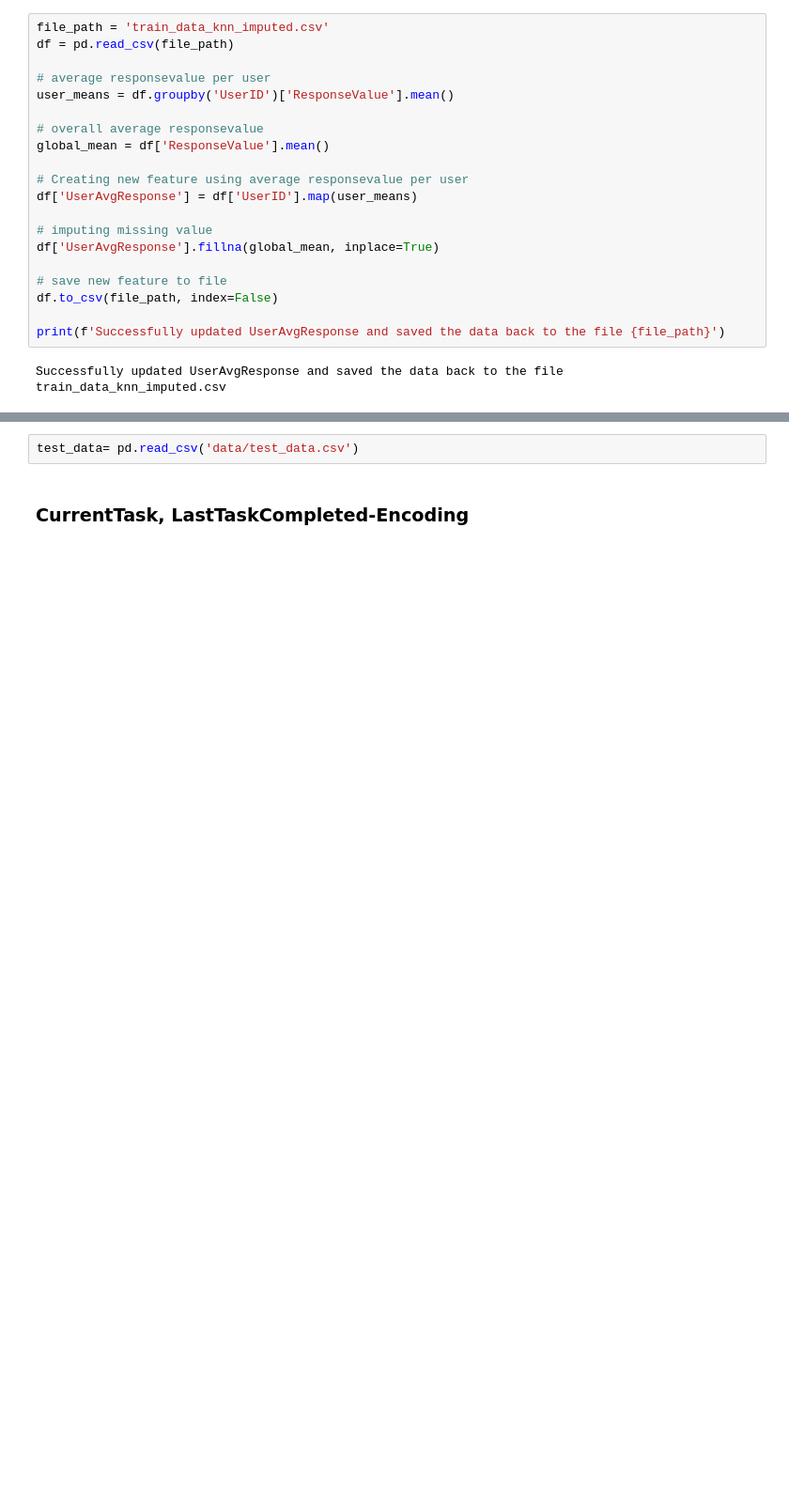
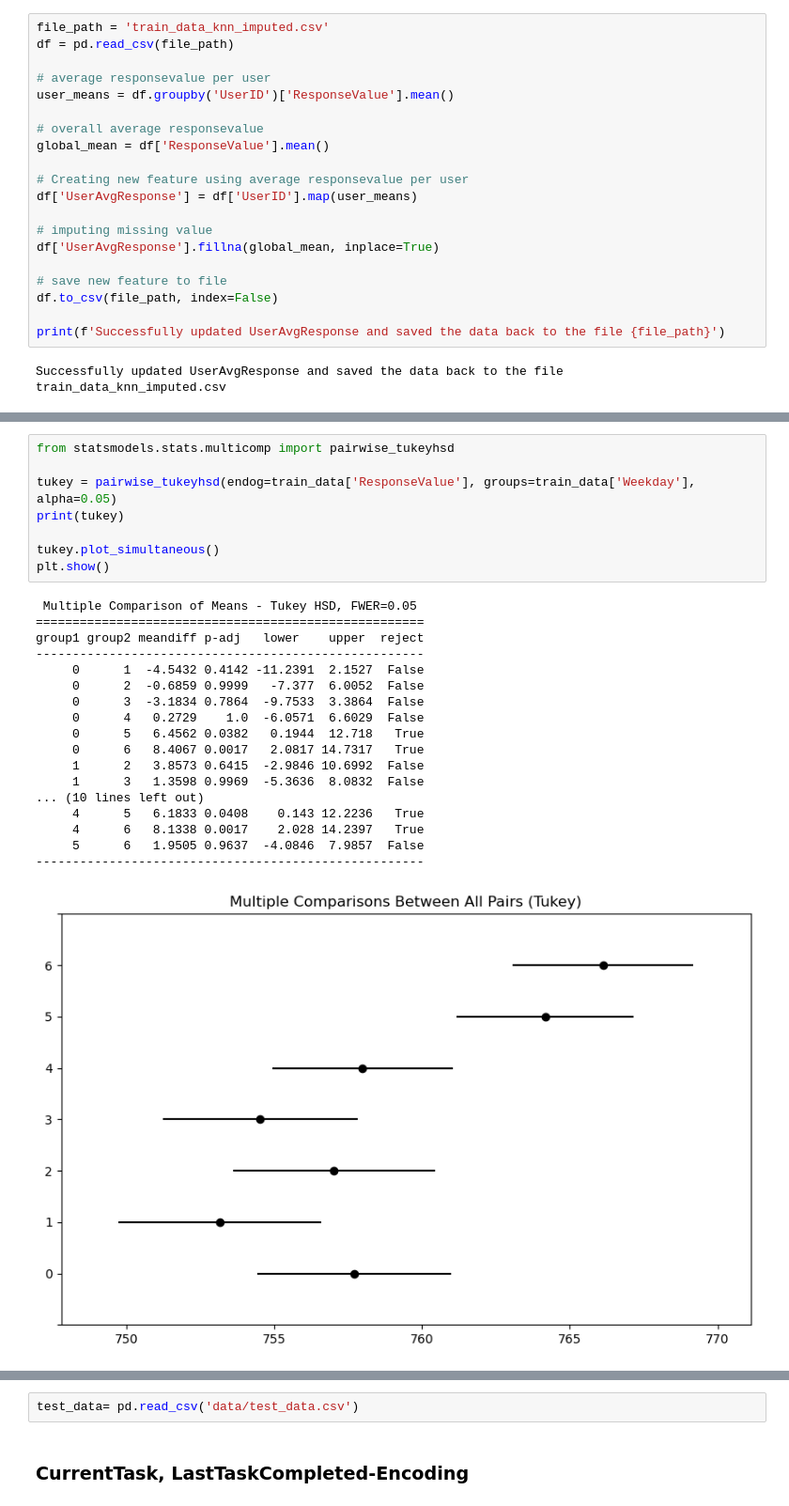
Before and after one commit to Luustrawberry/ML_Group_26, a Jupyter notebook: FINAL.ipynb, the cells around one changed output, grey strips where cells are left out. Shown at 94% size. Cells and saved outputs as stored; diff of their text form; blank space fills up the shorter version.

```diff
--- a/FINAL.ipynb
+++ b/FINAL.ipynb
@@ -267,0 +406,27 @@ Successfully updated UserAvgResponse and saved the data back to the file train_d
+# %%
+from statsmodels.stats.multicomp import pairwise_tukeyhsd
+
+tukey = pairwise_tukeyhsd(endog=train_data['ResponseValue'], groups=train_data['Weekday'], alpha=0.05)
+print(tukey)
+
+tukey.plot_simultaneous()
+plt.show()
+# %% [output]
+ Multiple Comparison of Means - Tukey HSD, FWER=0.05
+=====================================================
+group1 group2 meandiff p-adj   lower    upper  reject
+-----------------------------------------------------
+     0      1  -4.5432 0.4142 -11.2391  2.1527  False
+     0      2  -0.6859 0.9999   -7.377  6.0052  False
+     0      3  -3.1834 0.7864  -9.7533  3.3864  False
+     0      4   0.2729    1.0  -6.0571  6.6029  False
+     0      5   6.4562 0.0382   0.1944  12.718   True
+     0      6   8.4067 0.0017   2.0817 14.7317   True
+     1      2   3.8573 0.6415  -2.9846 10.6992  False
+     1      3   1.3598 0.9969  -5.3636  8.0832  False
+... (10 lines left out)
+     4      5   6.1833 0.0408    0.143 12.2236   True
+     4      6   8.1338 0.0017    2.028 14.2397   True
+     5      6   1.9505 0.9637  -4.0846  7.9857  False
+-----------------------------------------------------
+[figure, added]
```
Also changed, not shown: parts of 49 cells of this notebook.
